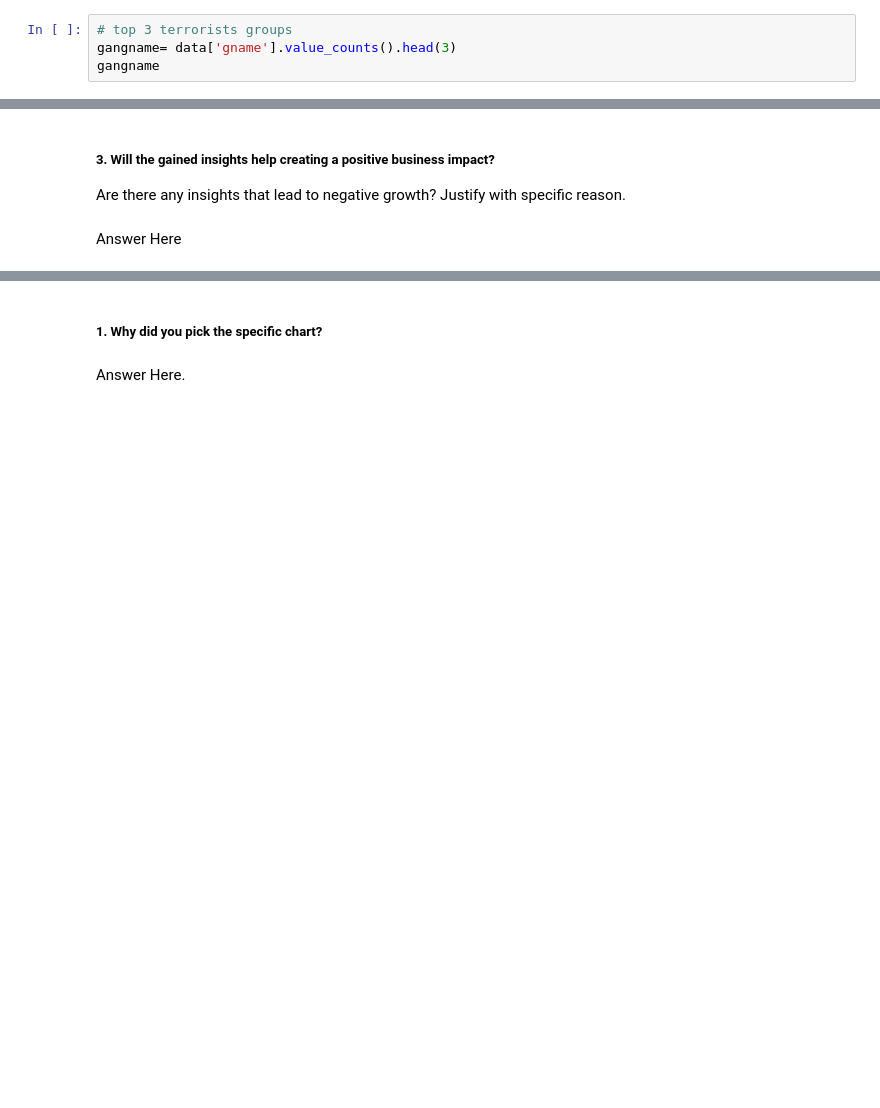
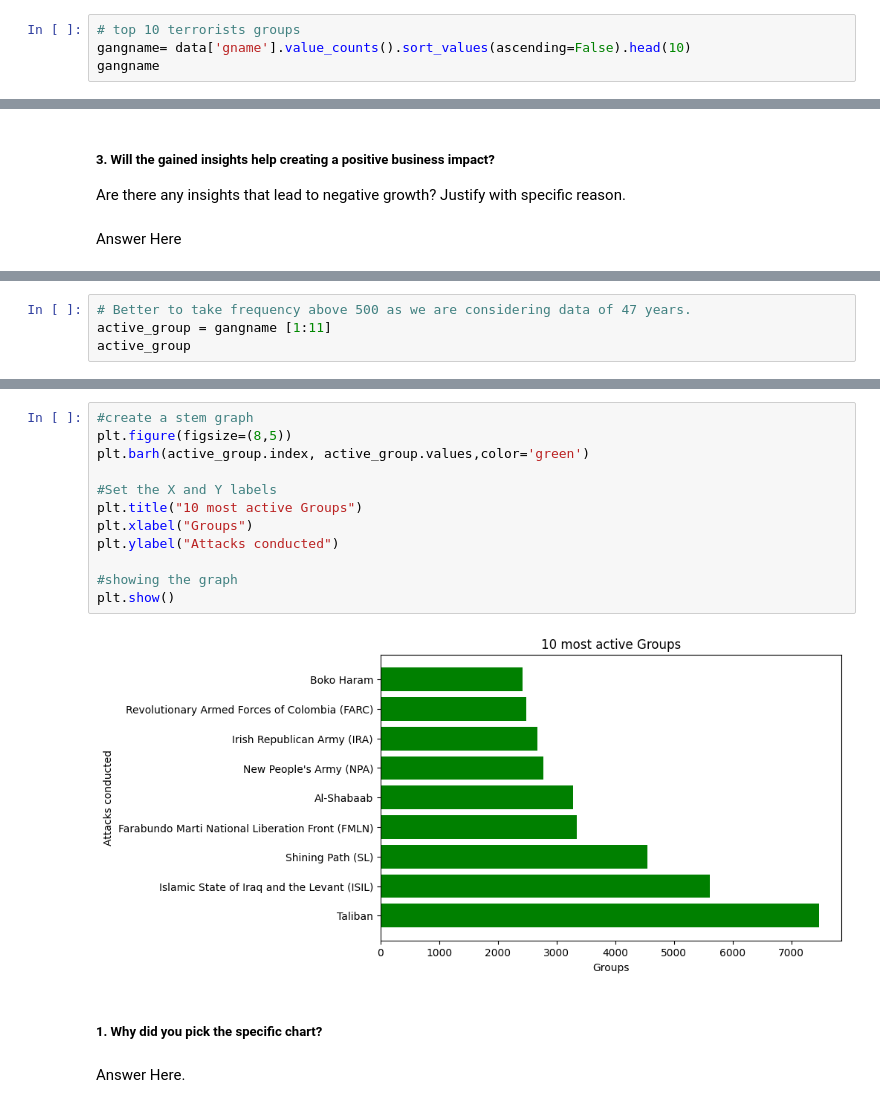
Before and after one commit to vaishnavikaithwas/Global-Terrorism-EDA-Project, a Jupyter notebook: Global_Terrorism_EDA.ipynb, the cells around one changed output, grey strips where cells are left out. Drawn from its saved outputs; the diff is of its cells as text; blank space fills up the shorter version.

```diff
--- a/Global_Terrorism_EDA.ipynb
+++ b/Global_Terrorism_EDA.ipynb
@@ -372,7 +372,7 @@ Other
 Biological                                                                        35
 Name: weaptype1_txt, dtype: int64
 # %%
-# top 3 terrorists groups
-gangname= data['gname'].value_counts().head(3)
+# top 10 terrorists groups
+gangname= data['gname'].value_counts().sort_values(ascending=False).head(10)
 gangname
 # %% [output]
@@ -544,0 +569,4 @@ Answer Here
+# %%
+# Better to take frequency above 500 as we are considering data of 47 years.
+active_group = gangname [1:11]
+active_group
@@ -545,3 +584,17 @@ Answer Here
+# %%
+#create a stem graph
+plt.figure(figsize=(8,5))
+plt.barh(active_group.index, active_group.values,color='green')
+
+#Set the X and Y labels
+plt.title("10 most active Groups")
+plt.xlabel("Groups")
+plt.ylabel("Attacks conducted")
+
+#showing the graph
+plt.show()
+# %% [output]
+[figure, added]
 # %% [markdown]
 ##### 1. Why did you pick the specific chart?
 # %% [markdown]
```
Also changed, not shown: parts of 10 cells of this notebook.
